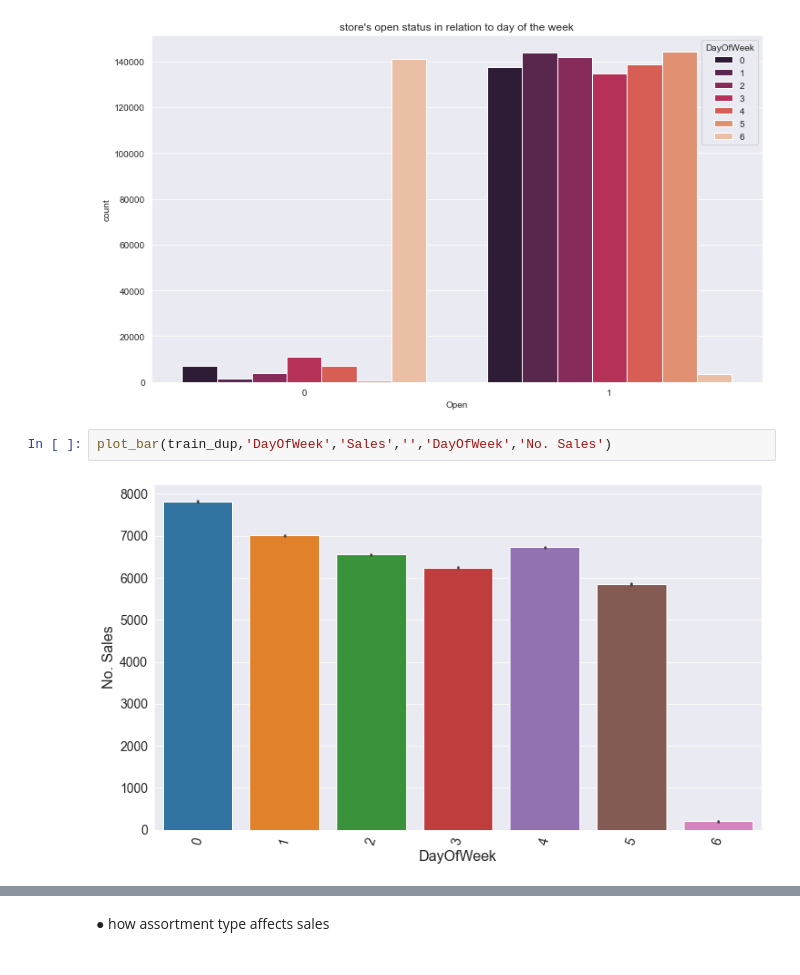
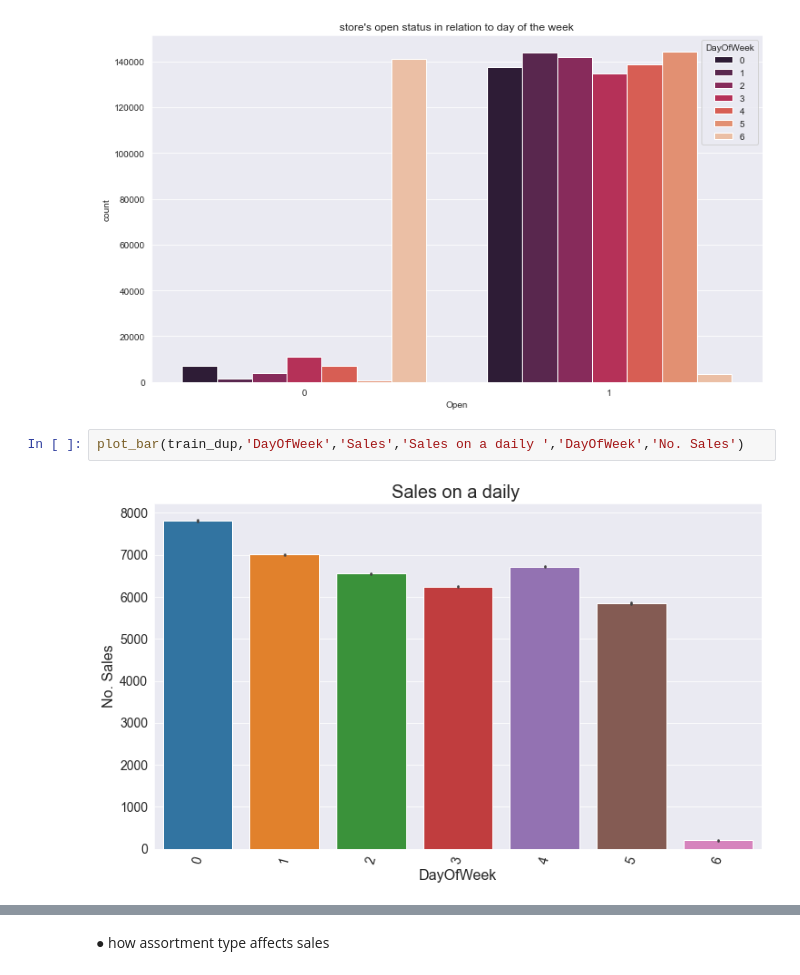
Before and after one commit to joluoch/PharmaceuticalSalesPrediction, a Jupyter notebook: Notebook/EDA.ipynb, the cells around one changed output, grey strips where cells are left out. Drawn from its saved outputs; the diff is of its cells as text.

```diff
--- a/Notebook/EDA.ipynb
+++ b/Notebook/EDA.ipynb
@@ -375,7 +387,7 @@ plt.title("store's open status in relation to day of the week")
 Text(0.5, 1.0, "store's open status in relation to day of the week")
 [figure]
 # %%
-plot_bar(train_dup,'DayOfWeek','Sales','','DayOfWeek','No. Sales')
+plot_bar(train_dup,'DayOfWeek','Sales','Sales on a daily ','DayOfWeek','No. Sales')
 # %% [output]
-[figure, old version]
+[figure, new version]
 # %%
```
Also changed, not shown: parts of 7 cells of this notebook.
